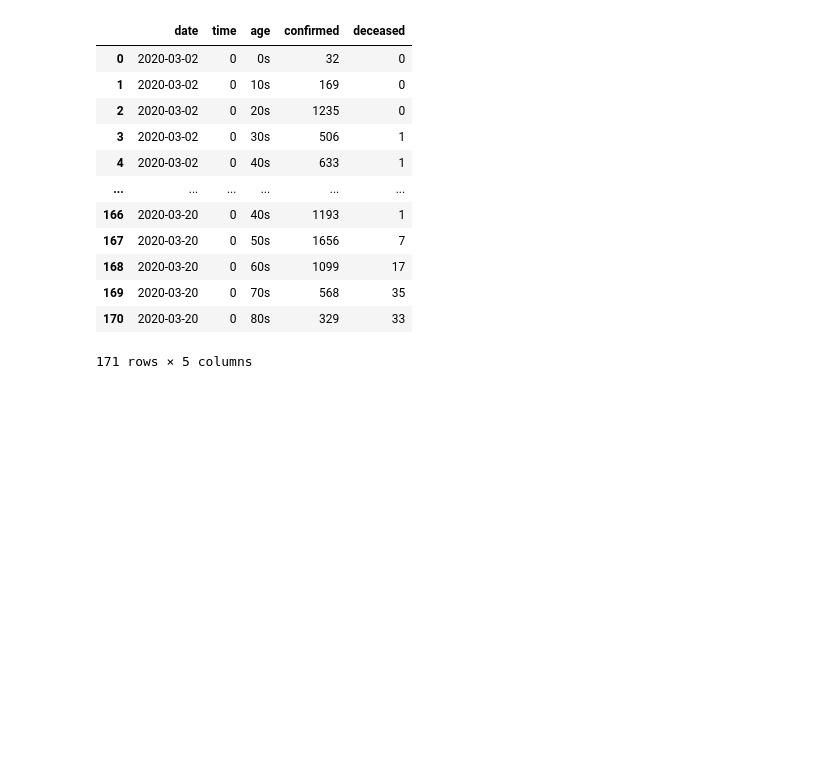
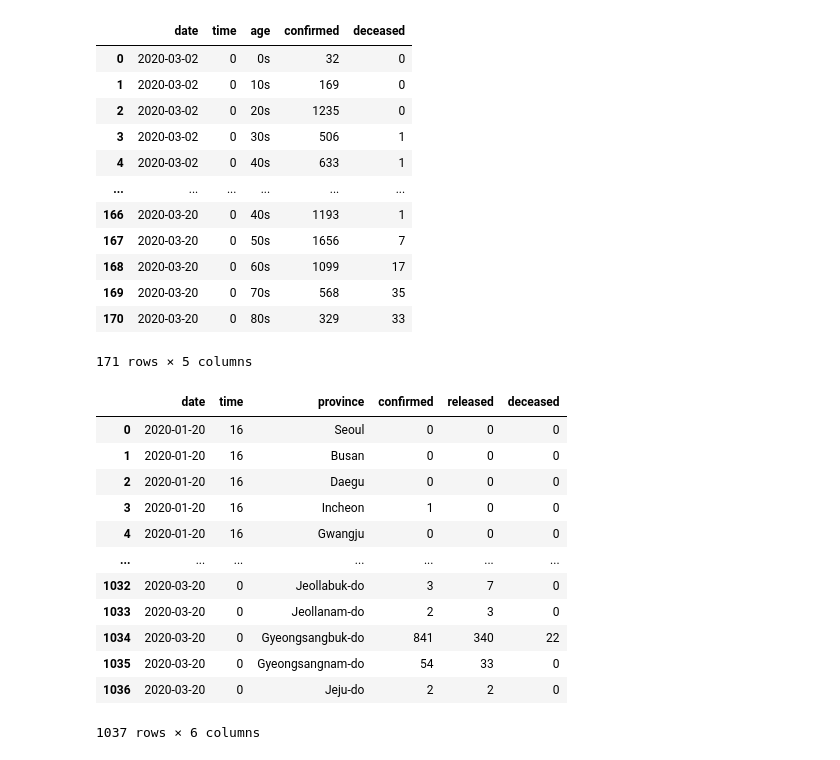
Before and after one commit to bcdatascience/The_Battle_of_Neighborhoods_COVID-19, a Jupyter notebook: COVID-19-South Korea/COVID-19.ipynb, the cells around one changed output. Cells and saved outputs as stored; diff of their text form; code cells hidden in the pictures; blank space fills up the shorter version.

Commit message:
Notebook COVID-19

```diff
--- a/COVID-19-South Korea/COVID-19.ipynb
+++ b/COVID-19-South Korea/COVID-19.ipynb
@@ -91,3 +93,19 @@ pd.read_csv('dataSet-Covid/TimeAge.csv')
 | 169 | 2020-03-20 | 0 | 70s | 568 | 35 |
 | 170 | 2020-03-20 | 0 | 80s | 329 | 33 |
 171 rows × 5 columns
+# %%
+pd.read_csv('dataSet-Covid/TimeProvince.csv')
+# %% [output]
+|  | date | time | province | confirmed | released | deceased |
+| 0 | 2020-01-20 | 16 | Seoul | 0 | 0 | 0 |
+| 1 | 2020-01-20 | 16 | Busan | 0 | 0 | 0 |
+| 2 | 2020-01-20 | 16 | Daegu | 0 | 0 | 0 |
+| 3 | 2020-01-20 | 16 | Incheon | 1 | 0 | 0 |
+| 4 | 2020-01-20 | 16 | Gwangju | 0 | 0 | 0 |
+| ... | ... | ... | ... | ... | ... | ... |
+| 1032 | 2020-03-20 | 0 | Jeollabuk-do | 3 | 7 | 0 |
+| 1033 | 2020-03-20 | 0 | Jeollanam-do | 2 | 3 | 0 |
+| 1034 | 2020-03-20 | 0 | Gyeongsangbuk-do | 841 | 340 | 22 |
+| 1035 | 2020-03-20 | 0 | Gyeongsangnam-do | 54 | 33 | 0 |
+| 1036 | 2020-03-20 | 0 | Jeju-do | 2 | 2 | 0 |
+1037 rows × 6 columns
```
Also changed, not shown: parts of 2 cells of this notebook.
